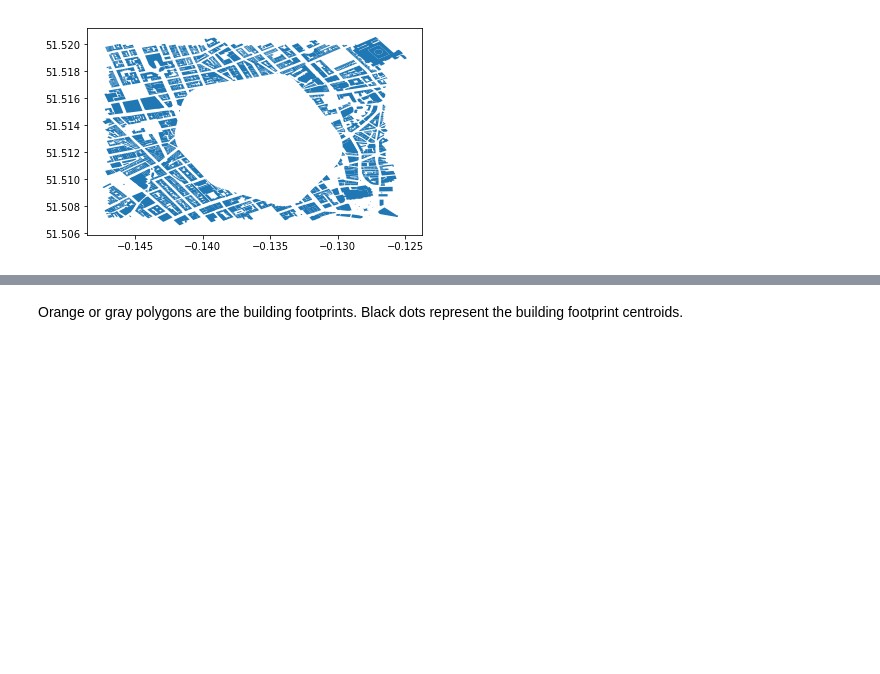
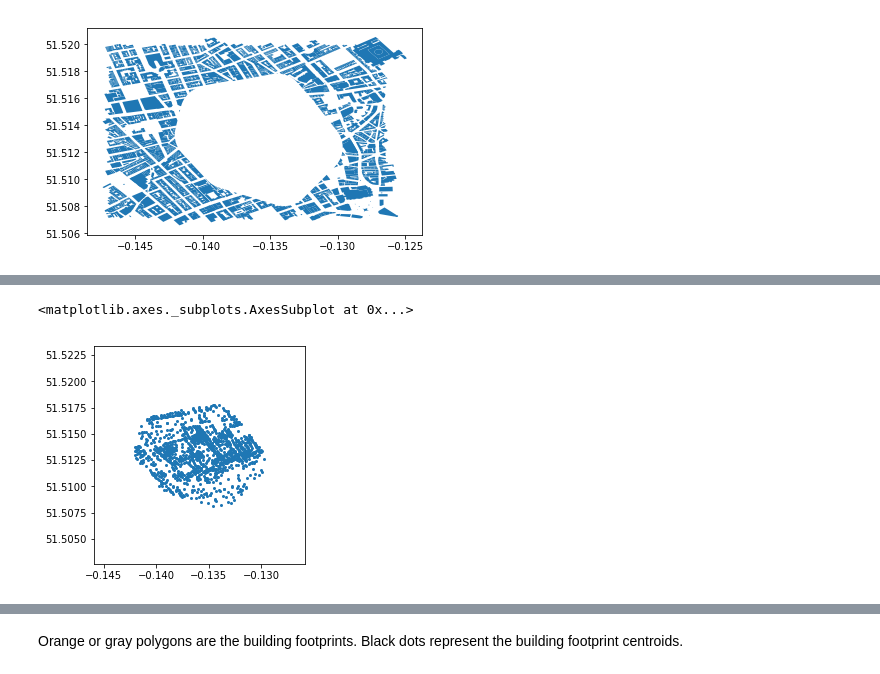
Before and after one commit to nravilla/1854-Cholera-Outbreak-London-Advanced-2, a Jupyter notebook: NB06-Buildings-in-Voronoi-Cells.ipynb, the cells around one changed output, grey strips where cells are left out. Cells and saved outputs as stored; diff of their text form; code cells hidden in the pictures; blank space fills up the shorter version.

```diff
--- a/NB06-Buildings-in-Voronoi-Cells.ipynb
+++ b/NB06-Buildings-in-Voronoi-Cells.ipynb
@@ -151,0 +185,5 @@ difference1.plot()
+# %%
+difference2['geometry'].plot(markersize=4)
+# %% [output]
+<matplotlib.axes._subplots.AxesSubplot at 0x...>
+[figure, added]
```
Also changed, not shown: parts of 14 cells of this notebook, 1 other file.
